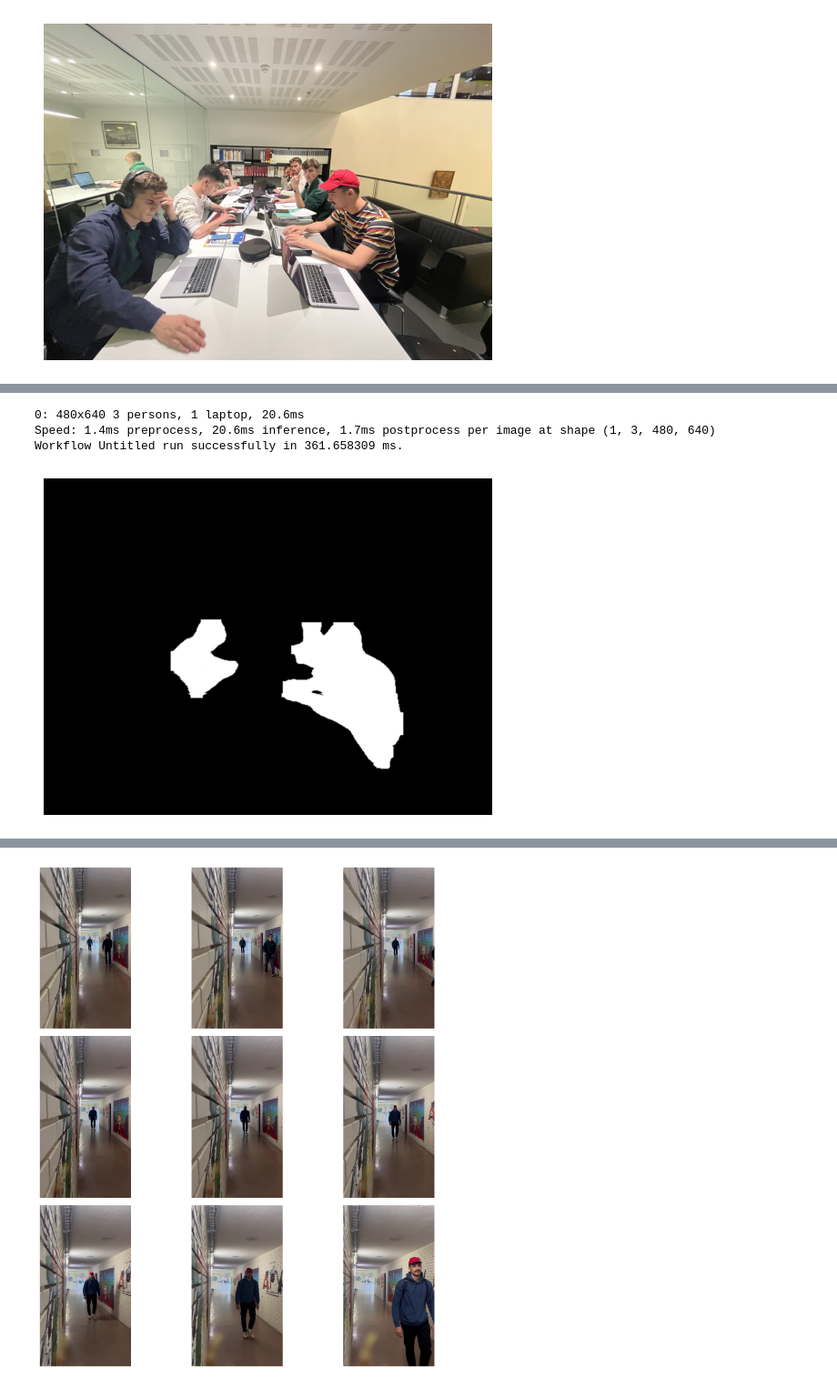
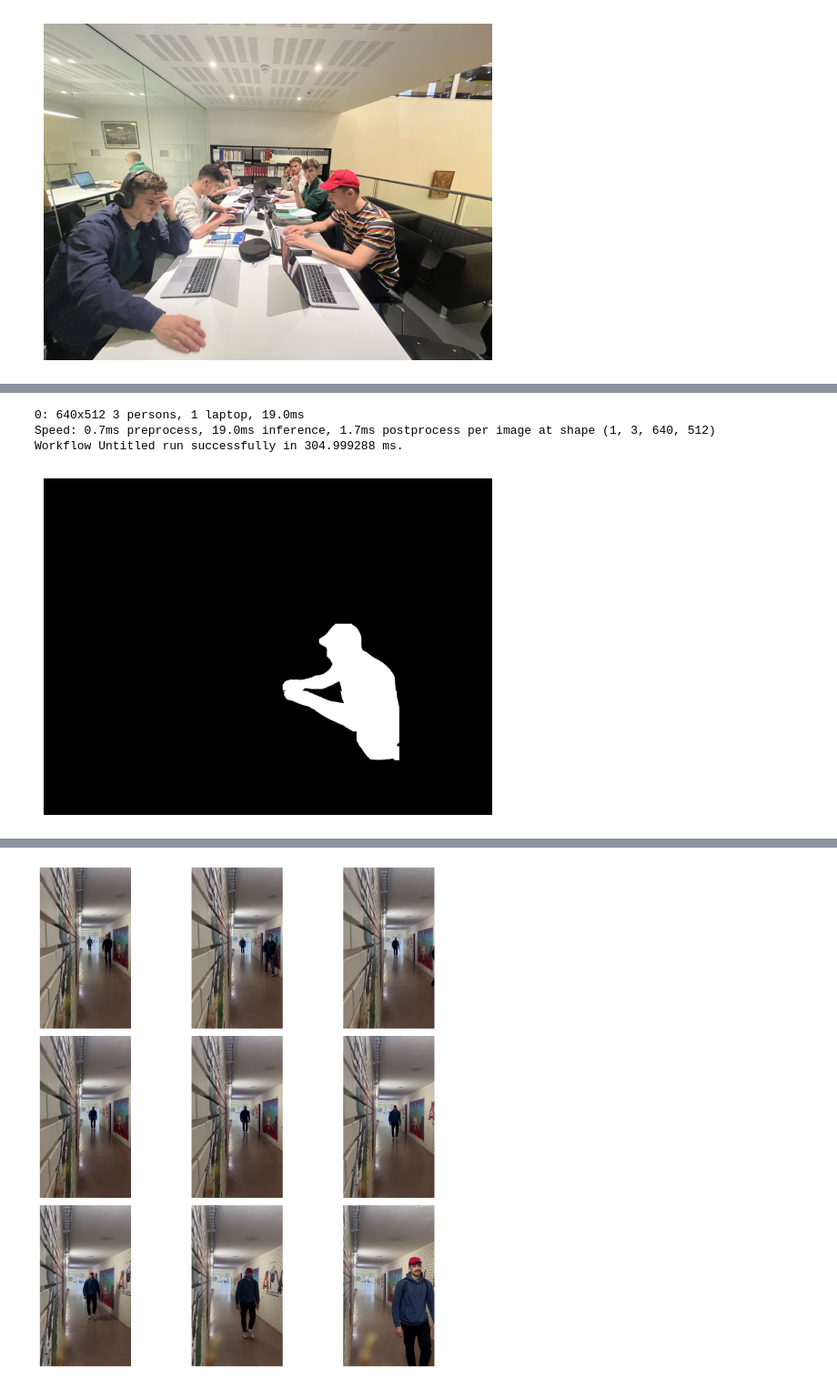
Before and after one commit to Mathixx/INF573-MakeBenardDisappear, a Jupyter notebook: test_detectors.ipynb, the cells around one changed output, grey strips where cells are left out. Shown at 91% size. Drawn from its saved outputs; the diff is of its cells as text; code cells hidden in the pictures.

Commit message:
feat: optimized the detector and segmentors

```diff
--- a/test_detectors.ipynb
+++ b/test_detectors.ipynb
@@ -119,9 +123,9 @@ segmentor = YoloSegmentor(device='cuda')
 # %%
-mask1, mask2 = segmentor.segment(test_image, boxes)
+mask1= segmentor.segment(test_image, boxes)
 
 imshow(mask1, cmap='gray')
 # %% [output]
-0: 480x640 3 persons, 1 laptop, 20.6ms
-Speed: 1.4ms preprocess, 20.6ms inference, 1.7ms postprocess per image at shape (1, 3, 480, 640)
-Workflow Untitled run successfully in 361.658309 ms.
+0: 640x512 3 persons, 1 laptop, 19.0ms
+Speed: 0.7ms preprocess, 19.0ms inference, 1.7ms postprocess per image at shape (1, 3, 640, 512)
+Workflow Untitled run successfully in 304.999288 ms.
-[figure, old version]
+[figure, new version]
```
Also changed, not shown: parts of 4 cells of this notebook, 2 other files.
